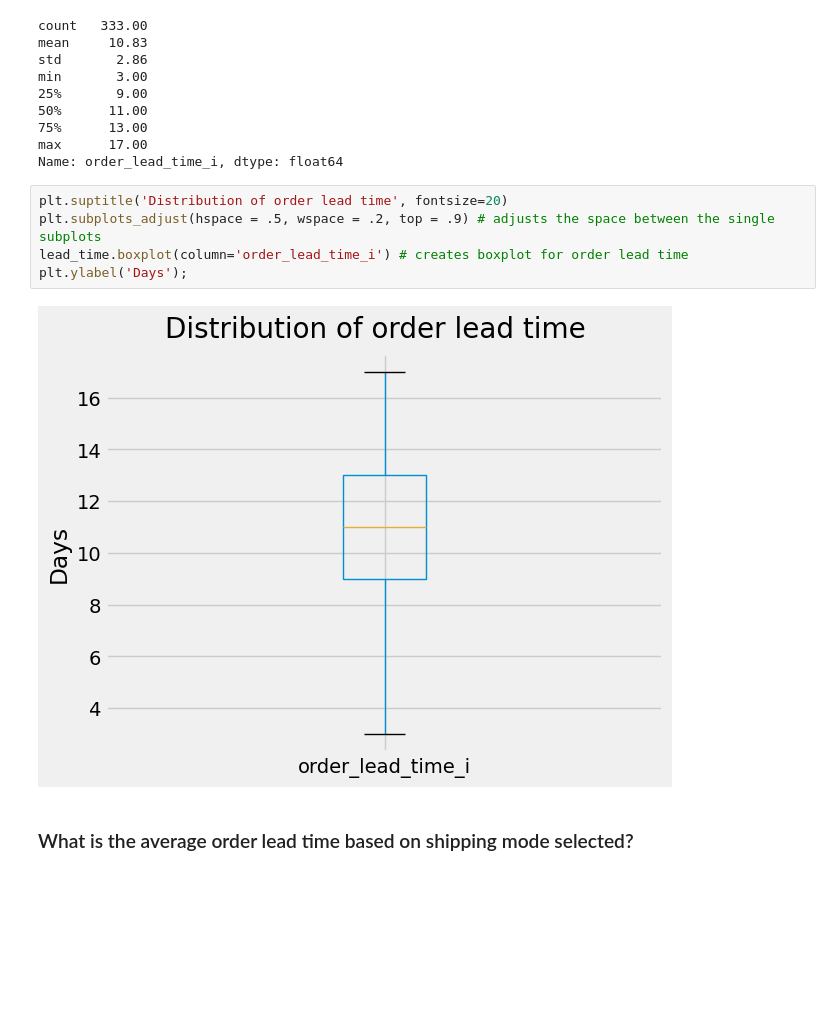
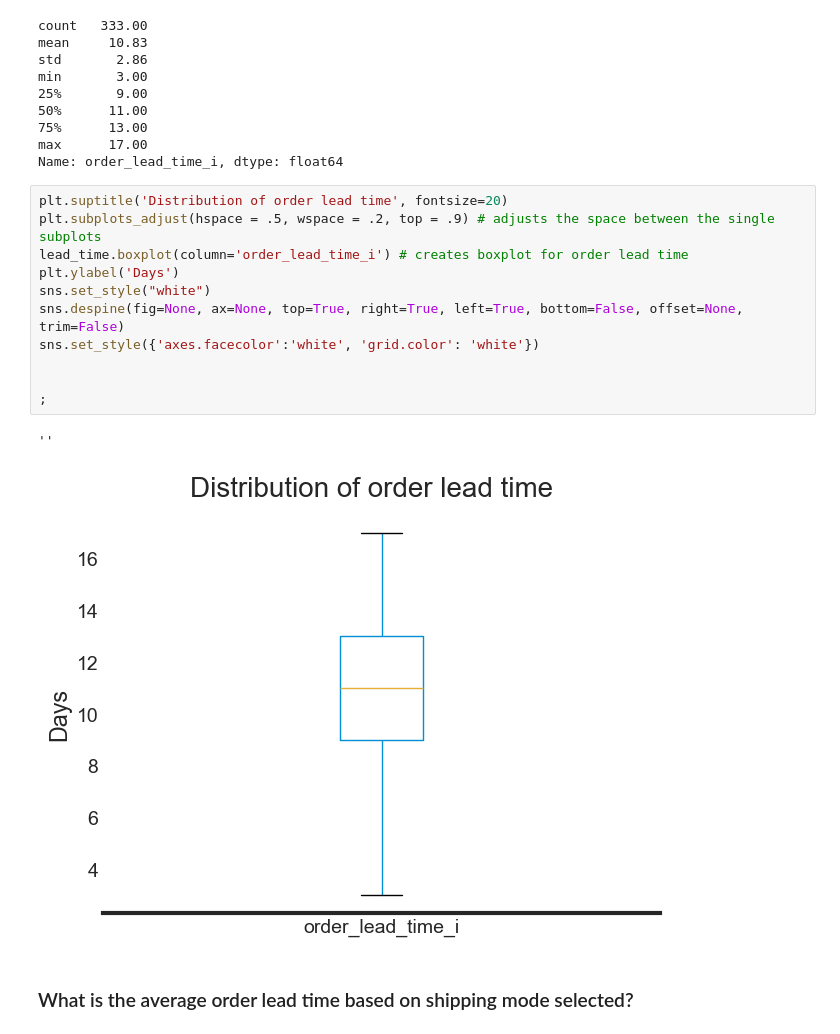
Before and after one commit to GioGonzalez07/EDA_project, a Jupyter notebook: order_lead_time.ipynb, the cells around one changed output. Saved outputs shown, nothing was run; the diff lists cells and outputs as text; blank space fills up the shorter version.

Commit message:
chart visuals fixed

```diff
--- a/order_lead_time.ipynb
+++ b/order_lead_time.ipynb
@@ -144,10 +144,17 @@ Name: order_lead_time_i, dtype: float64
 # %%
 plt.suptitle('Distribution of order lead time', fontsize=20)
 plt.subplots_adjust(hspace = .5, wspace = .2, top = .9) # adjusts the space between the single subplots
 lead_time.boxplot(column='order_lead_time_i') # creates boxplot for order lead time
-plt.ylabel('Days');
+plt.ylabel('Days')
+sns.set_style("white")
+sns.despine(fig=None, ax=None, top=True, right=True, left=True, bottom=False, offset=None, trim=False)
+sns.set_style({'axes.facecolor':'white', 'grid.color': 'white'})
+
+
+;
 # %% [output]
+''
-[figure, old version]
+[figure, new version]
 # %% [markdown]
 ### What is the average order lead time based on shipping mode selected?
 # %%
```
Also changed, not shown: parts of 1 cell of this notebook, 1 other file.
